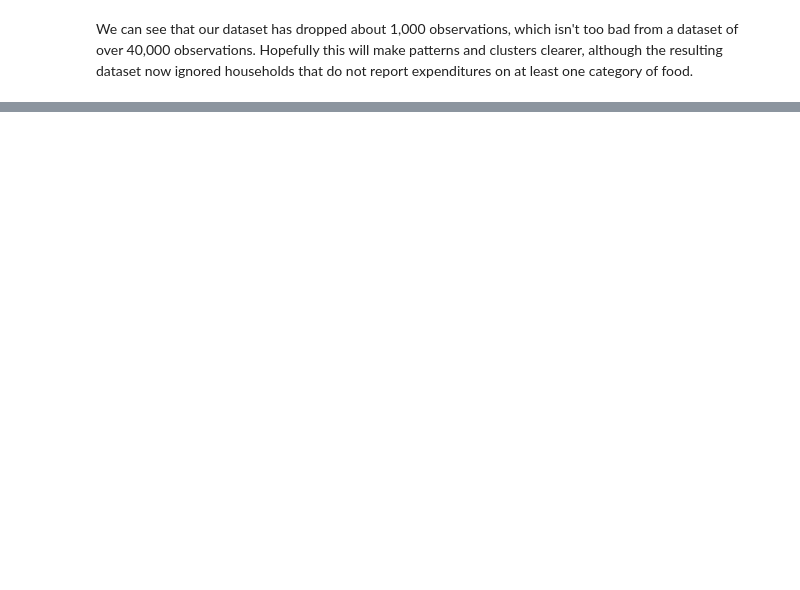
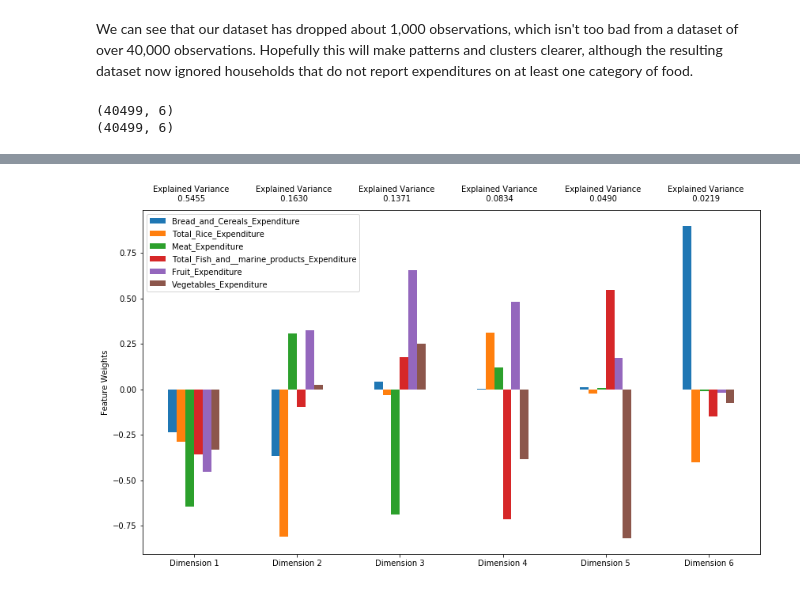
Before and after one commit to briantfriederich/Clustering_Philippine_Household_Consumption, a Jupyter notebook: Clustering_Philippine_Household_Consumption.ipynb, the cells around one changed output, grey strips where cells are left out. Saved outputs shown, nothing was run; the diff lists cells and outputs as text; code cells hidden in the pictures; blank space fills up the shorter version.

```diff
--- a/Clustering_Philippine_Household_Consumption.ipynb
+++ b/Clustering_Philippine_Household_Consumption.ipynb
@@ -228,2 +239,38 @@ Dataset has 40499 households with 8 features each.
 # %% [markdown]
 We can see that our dataset has dropped about 1,000 observations, which isn't too bad from a dataset of over 40,000 observations. Hopefully this will make patterns and clusters clearer, although the resulting dataset now ignored households that do not report expenditures on at least one category of food.
+# %%
+# Principal Component Analysis & visualization
+from sklearn.decomposition import PCA
+pca = PCA(n_components = 6)
+projected = pca.fit_transform(log_df)
+print(log_df.shape)
+print(projected.shape)
+
+# Visualize PCA results
+###code from Udacity Machine Learning nanodegree's customer
+###segmentation project at:
+###https://github.com/udacity/machine-learning/tree/master/projects/customer_segments
+
+# Index PCA dimensions
+dimensions = dimensions = ['Dimension {}'.format(i) for i in range(1,len(pca.components_)+1)]
+# Index PCA components
+components = pd.DataFrame(np.round(pca.components_, 4), columns = log_df.keys())
+components.index = dimensions
+#
+ratios = pca.explained_variance_ratio_.reshape(len(pca.components_), 1)
+variance_ratios = pd.DataFrame(np.round(ratios, 4), columns = ['Explained Variance'])
+variance_ratios.index = dimensions
+# Create bar plot
+fig, ax = plt.subplots(figsize = (14,8))
+# Plot feature weights as function of components
+components.plot(ax = ax, kind = 'bar');
+ax.set_ylabel("Feature Weights")
+ax.set_xticklabels(dimensions, rotation=0)
+# Display explained variance ratios for PCA
+for i, ev in enumerate(pca.explained_variance_ratio_):
+    ax.text(i-0.40, ax.get_ylim()[1] + 0.05, "Explained Variance\n          %.4f"%(ev))
+# Return concatenated data frame
+return pd.concat([variance_ratios, components], axis = 1)
+# %% [output]
+(40499, 6)
+(40499, 6)
@@ -229,0 +278 @@ We can see that our dataset has dropped about 1,000 observations, which isn't to
+[figure, added]
```
Also changed, not shown: parts of 7 cells of this notebook.
